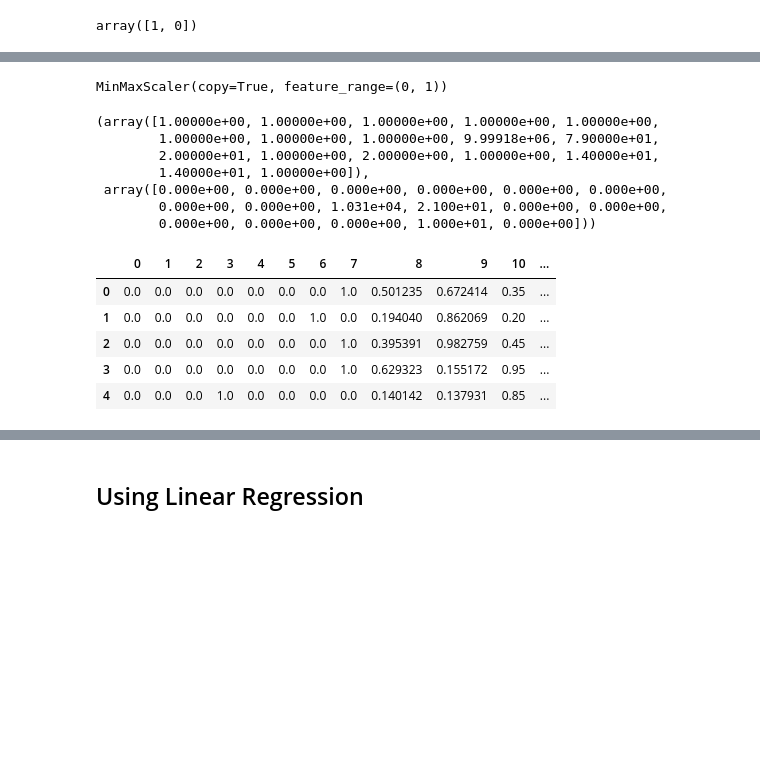
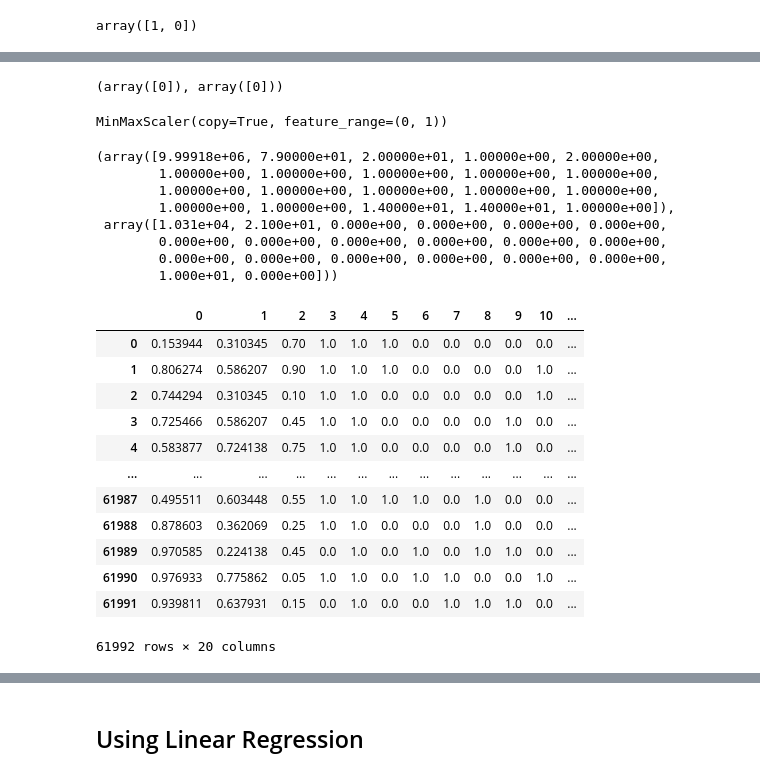
Before and after one commit to sudo0809/Credit-Risk-Prediction, a Jupyter notebook: Credit_risk_pred_UnivAI3.ipynb, the cells around one changed output, grey strips where cells are left out. Drawn from its saved outputs; the diff is of its cells as text; code cells hidden in the pictures; blank space fills up the shorter version.

```diff
--- a/Credit_risk_pred_UnivAI3.ipynb
+++ b/Credit_risk_pred_UnivAI3.ipynb
@@ -217,6 +222,9 @@ array([0, 2, 1])
 # %%
-hash_enc = ce.hashing.HashingEncoder(cols='profession' , max_process=4)
-# hash_enc.fit(balanced_data['profession'])
+# hash_enc = ce.hashing.HashingEncoder(cols='profession' , max_process=4)
+# # hash_enc.fit(balanced_data['profession'])
 
-data1 = hash_enc.fit_transform(balanced_data)
-print(hash_enc.get_feature_names())
+# data1 = hash_enc.fit_transform(balanced_data)
+# print(hash_enc.get_feature_names())
+
+binary_enc = ce.BinaryEncoder(cols=['profession', 'state'])
+data1 = binary_enc.fit_transform(balanced_data)
@@ -234,5 +245,5 @@ data1.head()
 # %%
-df_final = data1.drop(labels=['city', 'state'], axis=1)
+df_final = data1.drop(labels=['city'], axis=1)
 # %%
 df_final.info()
 # %% [output]
@@ -265,3 +276,9 @@ df_final.head()
+# %%
+np.unique(df_final['profession_0'].values), np.unique(df_final['state_0'].values)
+# %% [output]
+(array([0]), array([0]))
+# %%
+df_final.drop(['profession_0', 'state_0'], axis=1, inplace=True)
 # %%
 scaler = preprocessing.MinMaxScaler()
 # %%
@@ -271,21 +288,29 @@ MinMaxScaler(copy=True, feature_range=(0, 1))
 # %%
 scaler.data_max_ , scaler.data_min_
 # %% [output]
-(array([1.00000e+00, 1.00000e+00, 1.00000e+00, 1.00000e+00, 1.00000e+00,
-        1.00000e+00, 1.00000e+00, 1.00000e+00, 9.99918e+06, 7.90000e+01,
-        2.00000e+01, 1.00000e+00, 2.00000e+00, 1.00000e+00, 1.40000e+01,
-        1.40000e+01, 1.00000e+00]),
- array([0.000e+00, 0.000e+00, 0.000e+00, 0.000e+00, 0.000e+00, 0.000e+00,
-        0.000e+00, 0.000e+00, 1.031e+04, 2.100e+01, 0.000e+00, 0.000e+00,
-        0.000e+00, 0.000e+00, 0.000e+00, 1.000e+01, 0.000e+00]))
+(array([9.99918e+06, 7.90000e+01, 2.00000e+01, 1.00000e+00, 2.00000e+00,
+        1.00000e+00, 1.00000e+00, 1.00000e+00, 1.00000e+00, 1.00000e+00,
+        1.00000e+00, 1.00000e+00, 1.00000e+00, 1.00000e+00, 1.00000e+00,
+        1.00000e+00, 1.00000e+00, 1.40000e+01, 1.40000e+01, 1.00000e+00]),
+ array([1.031e+04, 2.100e+01, 0.000e+00, 0.000e+00, 0.000e+00, 0.000e+00,
+        0.000e+00, 0.000e+00, 0.000e+00, 0.000e+00, 0.000e+00, 0.000e+00,
+        0.000e+00, 0.000e+00, 0.000e+00, 0.000e+00, 0.000e+00, 0.000e+00,
+        1.000e+01, 0.000e+00]))
 # %%
 data2 = pd.DataFrame(scaler.transform(df_final))
 # %%
-data2.head()
+data2
 # %% [output]
 |  | 0 | 1 | 2 | 3 | 4 | 5 | 6 | 7 | 8 | 9 | 10 | ... |
-| 0 | 0.0 | 0.0 | 0.0 | 0.0 | 0.0 | 0.0 | 0.0 | 1.0 | 0.501235 | 0.672414 | 0.35 | ... |
-| 1 | 0.0 | 0.0 | 0.0 | 0.0 | 0.0 | 0.0 | 1.0 | 0.0 | 0.194040 | 0.862069 | 0.20 | ... |
-| 2 | 0.0 | 0.0 | 0.0 | 0.0 | 0.0 | 0.0 | 0.0 | 1.0 | 0.395391 | 0.982759 | 0.45 | ... |
-| 3 | 0.0 | 0.0 | 0.0 | 0.0 | 0.0 | 0.0 | 0.0 | 1.0 | 0.629323 | 0.155172 | 0.95 | ... |
-| 4 | 0.0 | 0.0 | 0.0 | 1.0 | 0.0 | 0.0 | 0.0 | 0.0 | 0.140142 | 0.137931 | 0.85 | ... |
+| 0 | 0.153944 | 0.310345 | 0.70 | 1.0 | 1.0 | 1.0 | 0.0 | 0.0 | 0.0 | 0.0 | 0.0 | ... |
+| 1 | 0.806274 | 0.586207 | 0.90 | 1.0 | 1.0 | 1.0 | 0.0 | 0.0 | 0.0 | 0.0 | 1.0 | ... |
+| 2 | 0.744294 | 0.310345 | 0.10 | 1.0 | 1.0 | 0.0 | 0.0 | 0.0 | 0.0 | 0.0 | 1.0 | ... |
+| 3 | 0.725466 | 0.586207 | 0.45 | 1.0 | 1.0 | 0.0 | 0.0 | 0.0 | 0.0 | 1.0 | 0.0 | ... |
+| 4 | 0.583877 | 0.724138 | 0.75 | 1.0 | 1.0 | 0.0 | 0.0 | 0.0 | 0.0 | 1.0 | 0.0 | ... |
+| ... | ... | ... | ... | ... | ... | ... | ... | ... | ... | ... | ... | ... |
+| 61987 | 0.495511 | 0.603448 | 0.55 | 1.0 | 1.0 | 1.0 | 1.0 | 0.0 | 1.0 | 0.0 | 0.0 | ... |
+| 61988 | 0.878603 | 0.362069 | 0.25 | 1.0 | 1.0 | 0.0 | 0.0 | 0.0 | 1.0 | 0.0 | 0.0 | ... |
+| 61989 | 0.970585 | 0.224138 | 0.45 | 0.0 | 1.0 | 0.0 | 1.0 | 0.0 | 1.0 | 1.0 | 0.0 | ... |
+| 61990 | 0.976933 | 0.775862 | 0.05 | 1.0 | 1.0 | 0.0 | 1.0 | 1.0 | 0.0 | 0.0 | 1.0 | ... |
+| 61991 | 0.939811 | 0.637931 | 0.15 | 0.0 | 1.0 | 0.0 | 0.0 | 1.0 | 1.0 | 1.0 | 0.0 | ... |
+61992 rows × 20 columns
```
Also changed, not shown: parts of 77 cells of this notebook.
